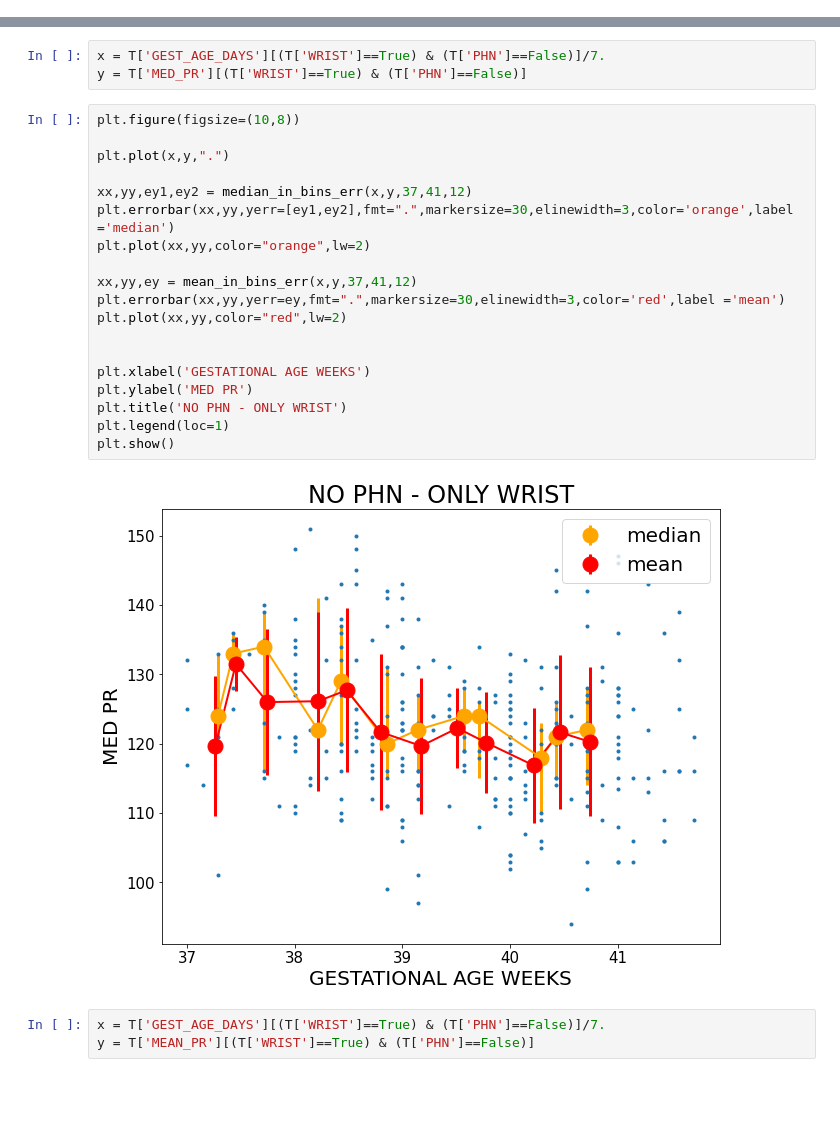
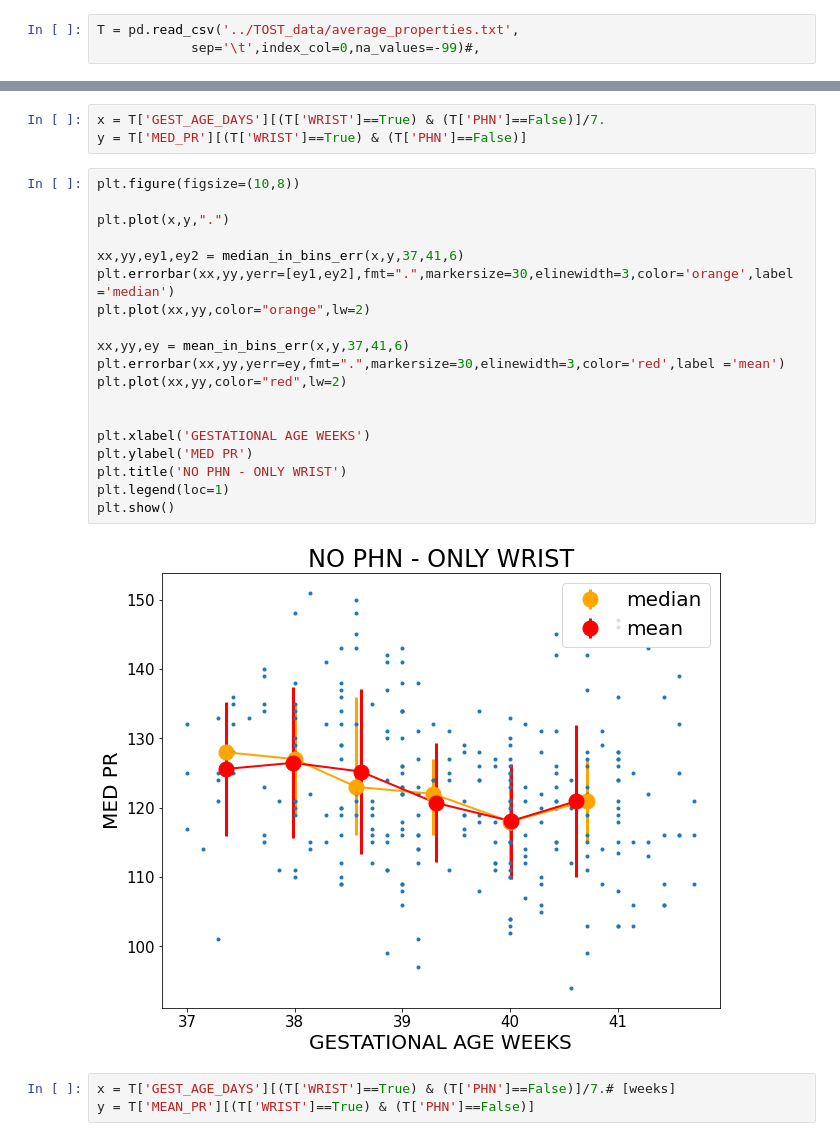
Before and after one commit to shisteve/NHS, a Jupyter notebook: 011_plot_final_analysis.ipynb, the cells around one changed output, grey strips where cells are left out. Drawn from its saved outputs; the diff is of its cells as text; blank space fills up the shorter version.

```diff
--- a/011_plot_final_analysis.ipynb
+++ b/011_plot_final_analysis.ipynb
@@ -83,3 +58,6 @@ T = pd.read_csv('../TOST_data/average_properties.txt',
+# %%
+T = pd.read_csv('../TOST_data/average_properties.txt',
+            sep='\t',index_col=0,na_values=-99)#,
 # %%
 T.columns.values
 # %% [output]
@@ -379,26 +372,26 @@ y = T['MED_PR'][(T['WRIST']==True) & (T['PHN']==False)]
 # %%
 plt.figure(figsize=(10,8))
 
 plt.plot(x,y,".")
 
-xx,yy,ey1,ey2 = median_in_bins_err(x,y,37,41,12)
+xx,yy,ey1,ey2 = median_in_bins_err(x,y,37,41,6)
 plt.errorbar(xx,yy,yerr=[ey1,ey2],fmt=".",markersize=30,elinewidth=3,color='orange',label ='median')
 plt.plot(xx,yy,color="orange",lw=2)
 
-xx,yy,ey = mean_in_bins_err(x,y,37,41,12)
+xx,yy,ey = mean_in_bins_err(x,y,37,41,6)
 plt.errorbar(xx,yy,yerr=ey,fmt=".",markersize=30,elinewidth=3,color='red',label ='mean')
 plt.plot(xx,yy,color="red",lw=2)
 
 
 plt.xlabel('GESTATIONAL AGE WEEKS')
 plt.ylabel('MED PR')
 plt.title('NO PHN - ONLY WRIST')
 plt.legend(loc=1)
 plt.show()
 # %% [output]
-[figure, old version]
+[figure, new version]
 # %%
-x = T['GEST_AGE_DAYS'][(T['WRIST']==True) & (T['PHN']==False)]/7.
+x = T['GEST_AGE_DAYS'][(T['WRIST']==True) & (T['PHN']==False)]/7.# [weeks]
 y = T['MEAN_PR'][(T['WRIST']==True) & (T['PHN']==False)]
 # %%
 plt.figure(figsize=(10,8))
```
Also changed, not shown: parts of 17 cells of this notebook, 2 other files.
